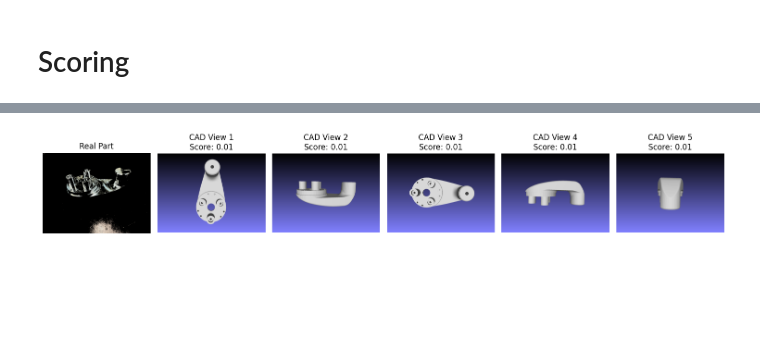
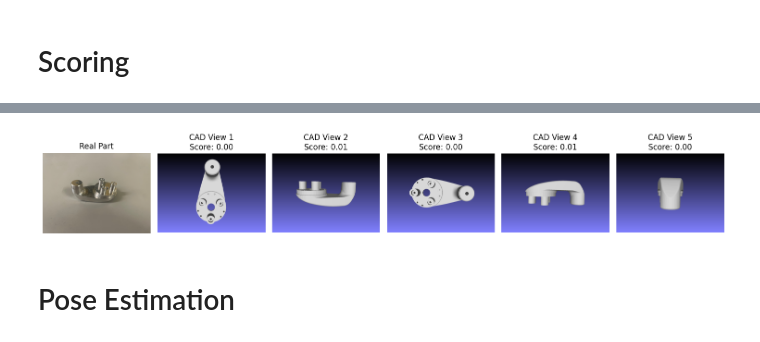
Before and after one commit to EW0824/veq_vision, a Jupyter notebook: experiment.ipynb, the cells around one changed output, grey strips where cells are left out. Drawn from its saved outputs; the diff is of its cells as text; code cells hidden in the pictures; blank space fills up the shorter version.

Commit message:
Update with some function refinements and begin pose estimation pipeline
Decided to try out some existing libraries first for fast implementation

```diff
--- a/experiment.ipynb
+++ b/experiment.ipynb
@@ -8,22 +8,37 @@ import numpy as np
 from utils import *
 # %%
 def match_and_score(real_img, cad_img):
-    sift = cv2.SIFT_create()
+    sift = cv2.SIFT_create(
+        nfeatures=500,
+        contrastThreshold=0.04, # increase to get fewer keypoints
+        edgeThreshold=10
+    )
+
+    # Detect keypoints
     kp1, des1 = sift.detectAndCompute(real_img, None)
     kp2, des2 = sift.detectAndCompute(cad_img, None)
 
-    bf = cv2.BFMatcher()
-    matches = bf.knnMatch(des1, des2, k=2)
+    print(f"Readl image keypoints: {len(kp1)}")
+    print(f"CAD image keypoints: {len(kp2)}")
+
+    # Use  FLANN matcher instead of brute force
+    FLANN_INDEX_KDTREE = 1
+    index_params = dict(algorithm=FLANN_INDEX_KDTREE, trees=5)
+    search_params = dict(checks=50)
+    flann = cv2.FlannBasedMatcher(index_params, search_params)
+
+    matches = flann.knnMatch(des1, des2, k=2)
+
 
     # Lowe's Ratio Test
-    ratio = 0.75
+    ratio = 0.7
     good_matches = [m for m,n in matches if m.distance < ratio*n.distance]
 
     score = len(good_matches) / (len(kp1) + 1e-6)
 
     return score, kp1, kp2, good_matches
 # %%
-real_img = cv2.imread('images/real/2.jpeg')
+real_img = cv2.imread('images/real/3.jpg')
 cad_images = [cv2.imread(f"images/cad/{i}.png") for i in range(1, 6)]
 # %% [markdown]
 ## Visualizations
@@ -57,7 +51,7 @@ visualize_keypoints(metal_img, "Real Image Keypoints")
 # %%
 scores = []
 for cad_img in cad_images:
-    score, _, _, _ = match_and_score(metal_img, cad_img)
+    score, _, _, _ = match_and_score(real_img, cad_img)
     scores.append(score)
 
 best_idx = np.argmax(scores)
@@ -64,4 +69,6 @@ best_idx = np.argmax(scores)
 # %%
-visualize_real_with_cad(metal_img, cad_images, scores, best_idx)
+visualize_real_with_cad(real_img, cad_images, scores, best_idx)
 # %% [output]
-[figure, old version]
+[figure, new version]
+# %% [markdown]
+# Pose Estimation
```
Also changed, not shown: parts of 5 cells of this notebook.
